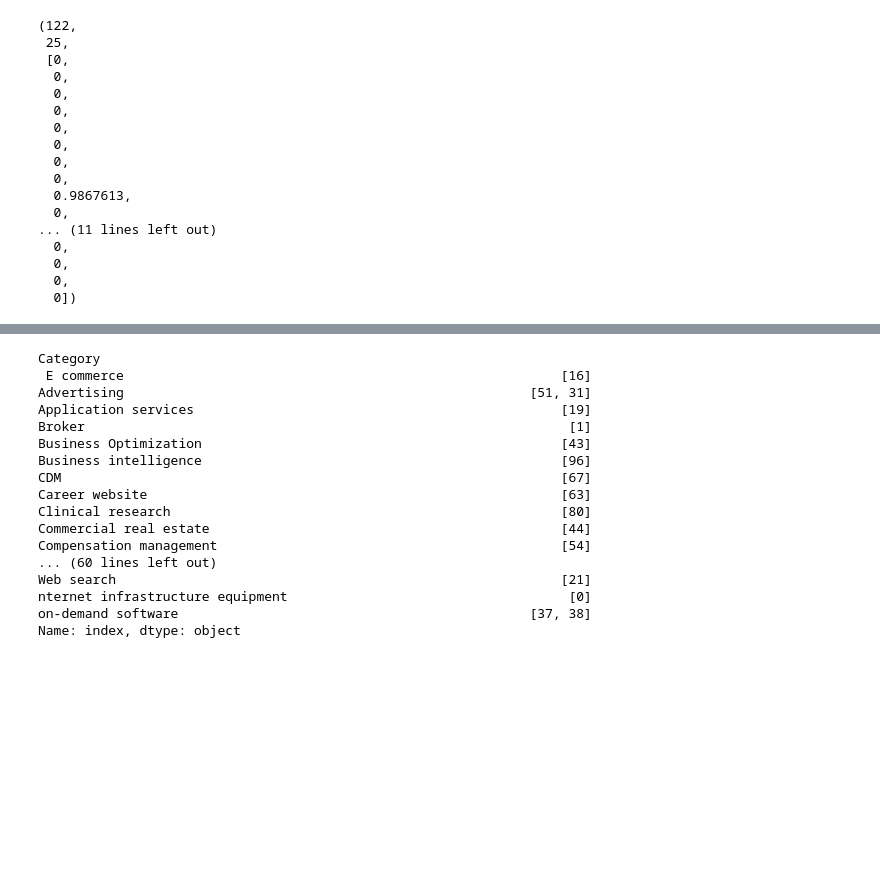
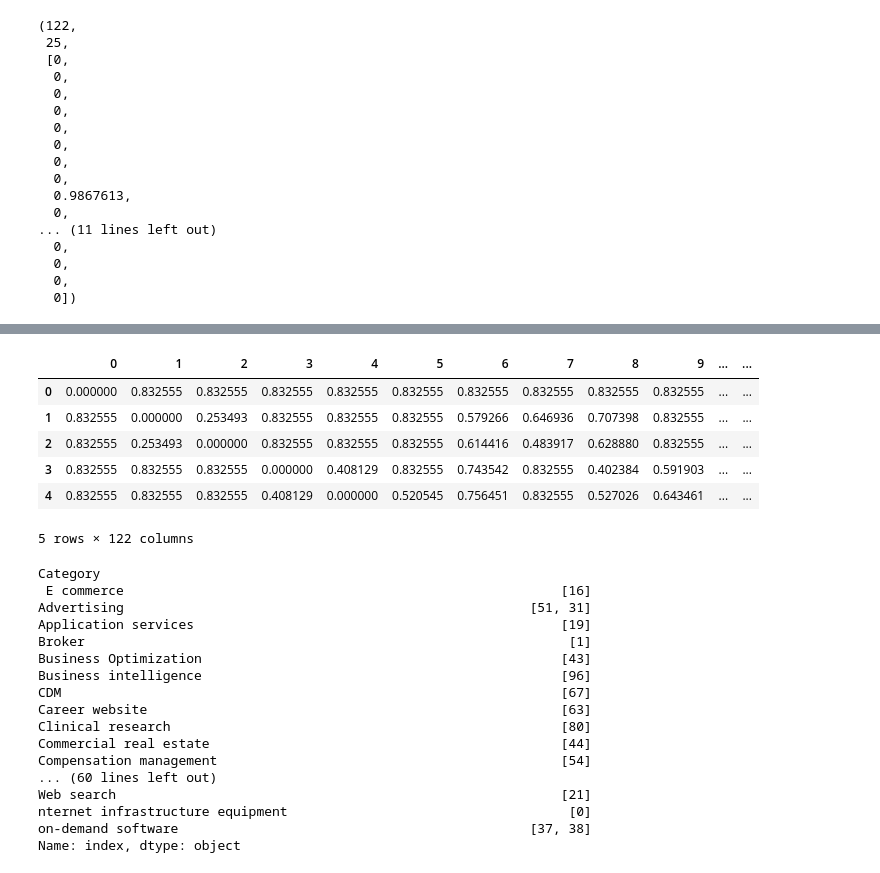
Before and after one commit to bohao-cao/uw-lda, a Jupyter notebook: lda.ipynb, the cells around one changed output, grey strips where cells are left out. Cells and saved outputs as stored; diff of their text form; code cells hidden in the pictures; blank space fills up the shorter version.

```diff
--- a/lda.ipynb
+++ b/lda.ipynb
@@ -499,0 +533,11 @@ result_df.head()
+# %%
+result_dist_df = pd.DataFrame(dist)
+result_dist_df.head()
+# %% [output]
+|  | 0 | 1 | 2 | 3 | 4 | 5 | 6 | 7 | 8 | 9 | ... | ... |
+| 0 | 0.000000 | 0.832555 | 0.832555 | 0.832555 | 0.832555 | 0.832555 | 0.832555 | 0.832555 | 0.832555 | 0.832555 | ... | ... |
+| 1 | 0.832555 | 0.000000 | 0.253493 | 0.832555 | 0.832555 | 0.832555 | 0.579266 | 0.646936 | 0.707398 | 0.832555 | ... | ... |
+| 2 | 0.832555 | 0.253493 | 0.000000 | 0.832555 | 0.832555 | 0.832555 | 0.614416 | 0.483917 | 0.628880 | 0.832555 | ... | ... |
+| 3 | 0.832555 | 0.832555 | 0.832555 | 0.000000 | 0.408129 | 0.832555 | 0.743542 | 0.832555 | 0.402384 | 0.591903 | ... | ... |
+| 4 | 0.832555 | 0.832555 | 0.832555 | 0.408129 | 0.000000 | 0.520545 | 0.756451 | 0.832555 | 0.527026 | 0.643461 | ... | ... |
+5 rows × 122 columns
```
Also changed, not shown: parts of 9 cells of this notebook.
